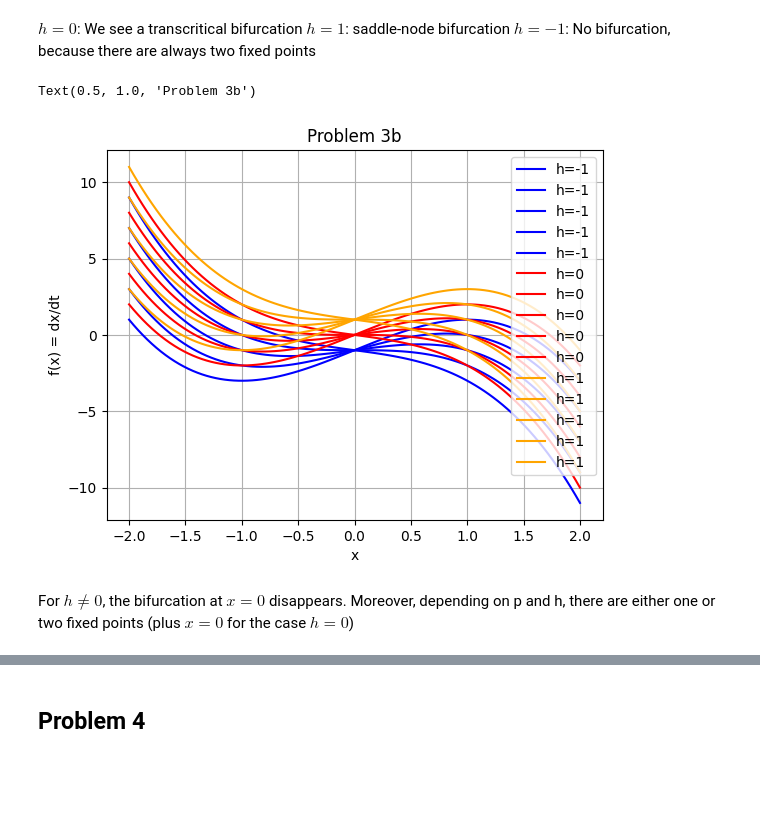
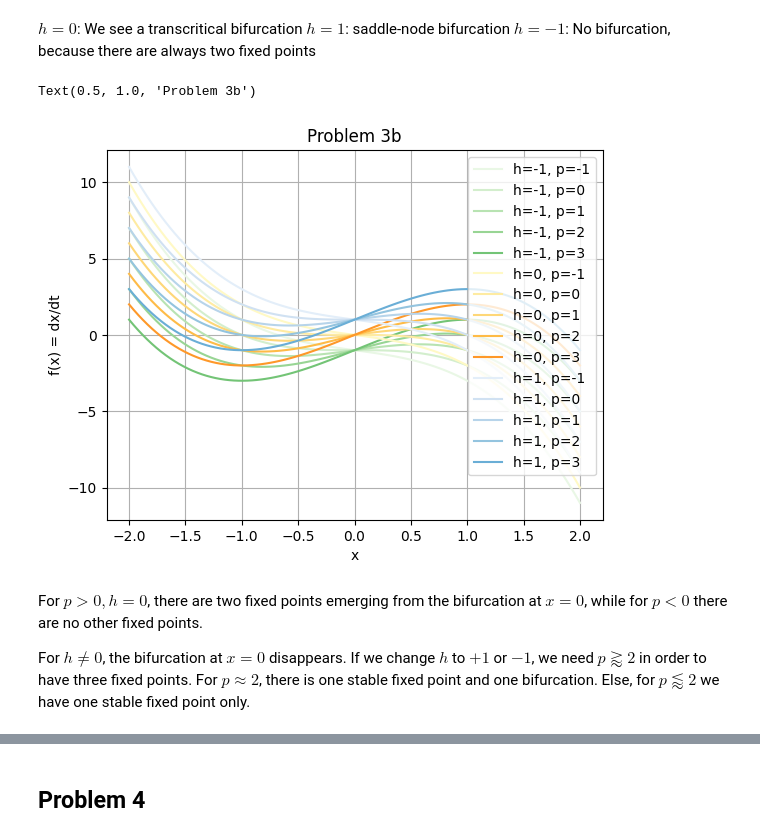
Before and after one commit to corinnawegner/Physics_of_complex_systems, a Jupyter notebook: Assignment 3/Assignment_3_Corinna_Wegner.ipynb, the cells around one changed output, grey strips where cells are left out. Saved outputs shown, nothing was run; the diff lists cells and outputs as text; code cells hidden in the pictures; blank space fills up the shorter version.

```diff
--- a/Assignment 3/Assignment_3_Corinna_Wegner.ipynb
+++ b/Assignment 3/Assignment_3_Corinna_Wegner.ipynb
@@ -156,23 +156,29 @@ $h=-1$: No bifurcation, because there are always two fixed points
 # %%
 def f_3b(x, h, p):
     return p*x - x**3 + h
 
 list_h = [-1,0,1]
 list_p = [-1,0,1,2,3]
-colors = {-1: "blue", 0: "red", 1: "orange"}
+#colors = {-1: "blue", 0: "red", 1: "orange"}
 x = np.linspace(-2,2,100)
+
+dict_colormaps = {1: "Blues", 0: "YlOrBr", -1: "Greens"}
+dict_colors = {-1: 0.1, 0: 0.2, 1: 0.3, 2: 0.4, 3: 0.5}
 
 for h in list_h:
     for p in list_p:
-        plt.plot(x, [f_3b(i, h, p) for i in x], colors[h], label = f"h={h}")
+        plt.plot(x, [f_3b(i, h, p) for i in x],color=plt.get_cmap(dict_colormaps[h])(dict_colors[p]), label = f"h={h}, p={p}")
 plt.grid()
 plt.xlabel("x")
 plt.ylabel("f(x) = dx/dt")
 plt.legend()
 plt.title("Problem 3b")
 # %% [output]
 Text(0.5, 1.0, 'Problem 3b')
-[figure, old version]
+[figure, new version]
 # %% [markdown]
-For $h \neq 0$, the bifurcation at $x=0$ disappears. Moreover, depending on p and h, there are either one or two fixed points (plus $x=0$ for the case $h=0$)
+For $p>0, h=0$, there are two fixed points emerging from the bifurcation at $x=0$, while for $p<0$ there are no other fixed points.
+
+
+For $h \neq 0$, the bifurcation at $x=0$ disappears. If we change $h$ to $+1$ or $-1$, we need $p \gtrapprox 2$  in order to have three fixed points. For $p \approx 2$, there is one stable fixed point and one bifurcation. Else, for $p \lessapprox 2$ we have one stable fixed point only.
 # %%
```
Also changed, not shown: parts of 3 cells of this notebook.
